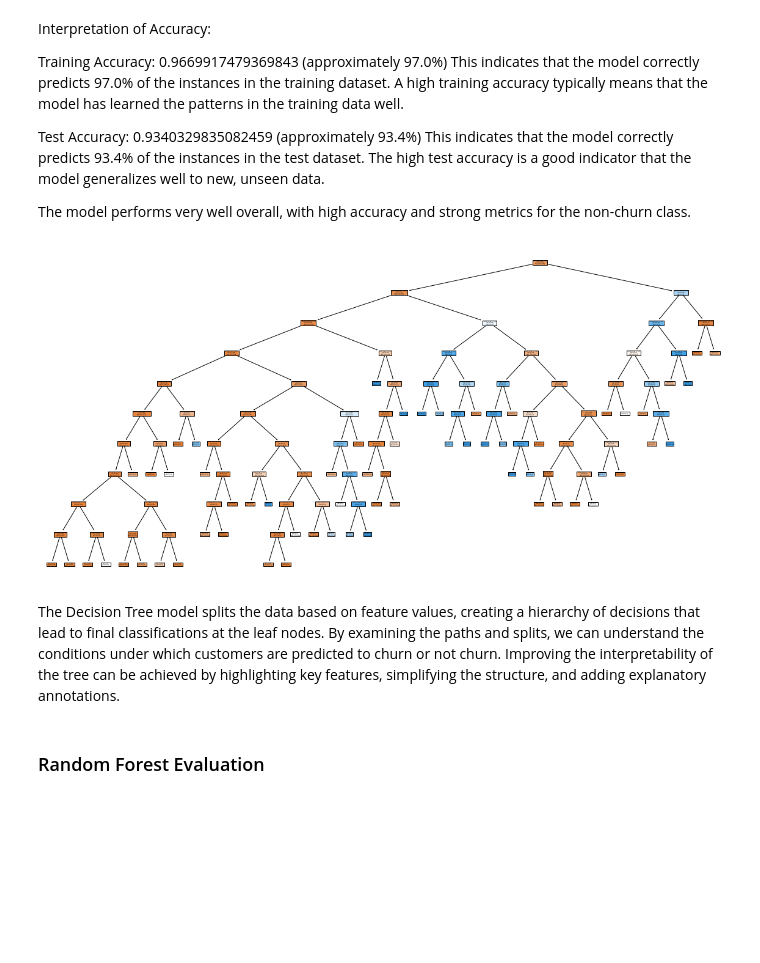
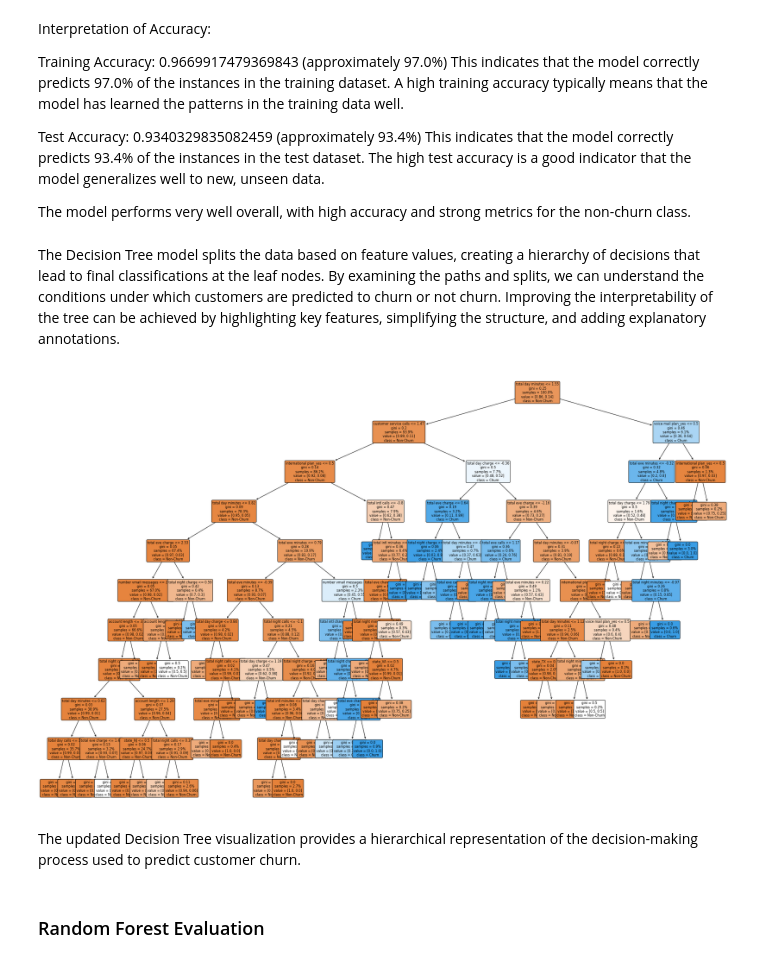
Before and after one commit to Calvin-Omwega/DSC-PHASE-3-PROJECT_, a Jupyter notebook: Index.ipynb, the cells around one changed output. Cells and saved outputs as stored; diff of their text form; code cells hidden in the pictures; blank space fills up the shorter version.

```diff
--- a/Index.ipynb
+++ b/Index.ipynb
@@ -399,18 +399,27 @@ This indicates that the model correctly predicts 93.4% of the instances in the t
 The high test accuracy is a good indicator that the model generalizes well to new, unseen data.
 
 The model performs very well overall, with high accuracy and strong metrics for the non-churn class.
-# %%
-from sklearn.tree import plot_tree
-import matplotlib.pyplot as plt
-
-# Assuming dt_model is your Decision Tree model
-plt.figure(figsize=(20, 10))
-plot_tree(dt_model, feature_names=X_train.columns, class_names=['Non-Churn', 'Churn'], filled=True)
-plt.show()
-# %% [output]
-[figure, removed]
 # %% [markdown]
 The Decision Tree model splits the data based on feature values, creating a hierarchy of decisions that lead to final classifications at the leaf nodes. By examining the paths and splits, we can understand the conditions under which customers are predicted to churn or not churn. Improving the interpretability of the tree can be achieved by highlighting key features, simplifying the structure, and adding explanatory annotations.
+# %%
+import matplotlib.pyplot as plt
+from sklearn.tree import plot_tree
+
+# Assuming dt_model is your Decision Tree model
+plt.figure(figsize=(30, 20))  # Adjust figure size for better readability
+plot_tree(dt_model,
+          feature_names=X_train.columns,
+          class_names=['Non-Churn', 'Churn'],
+          filled=True,
+          fontsize=8,  # Decrease font size to avoid overlap
+          rounded=True,
+          proportion=True,  # Adjust the proportion of nodes
+          precision=2)  # Display precision to 2 decimal points
+plt.show()
+# %% [output]
+[figure, added]
+# %% [markdown]
+The updated Decision Tree visualization provides a hierarchical representation of the decision-making process used to predict customer churn.
 # %% [markdown]
 ### Random Forest Evaluation
 # %%
```
Also changed, not shown: parts of 6 cells of this notebook.
